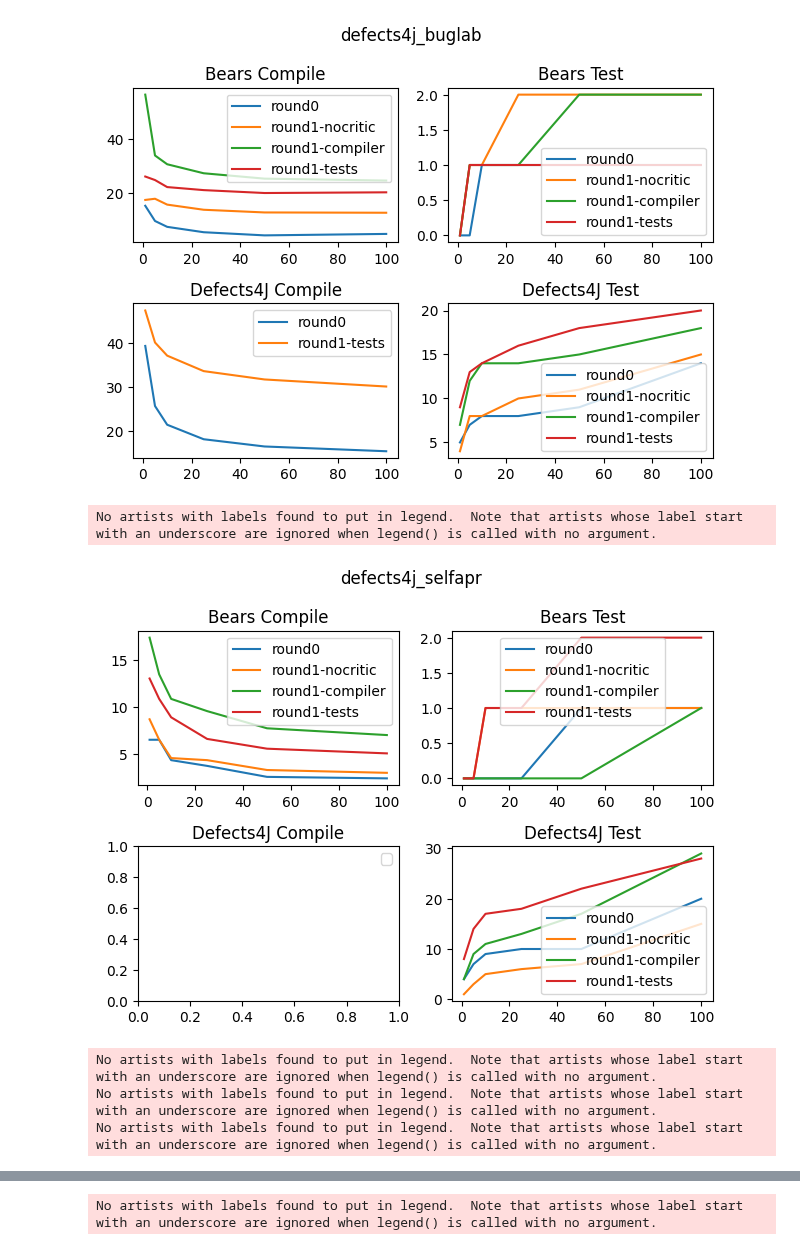
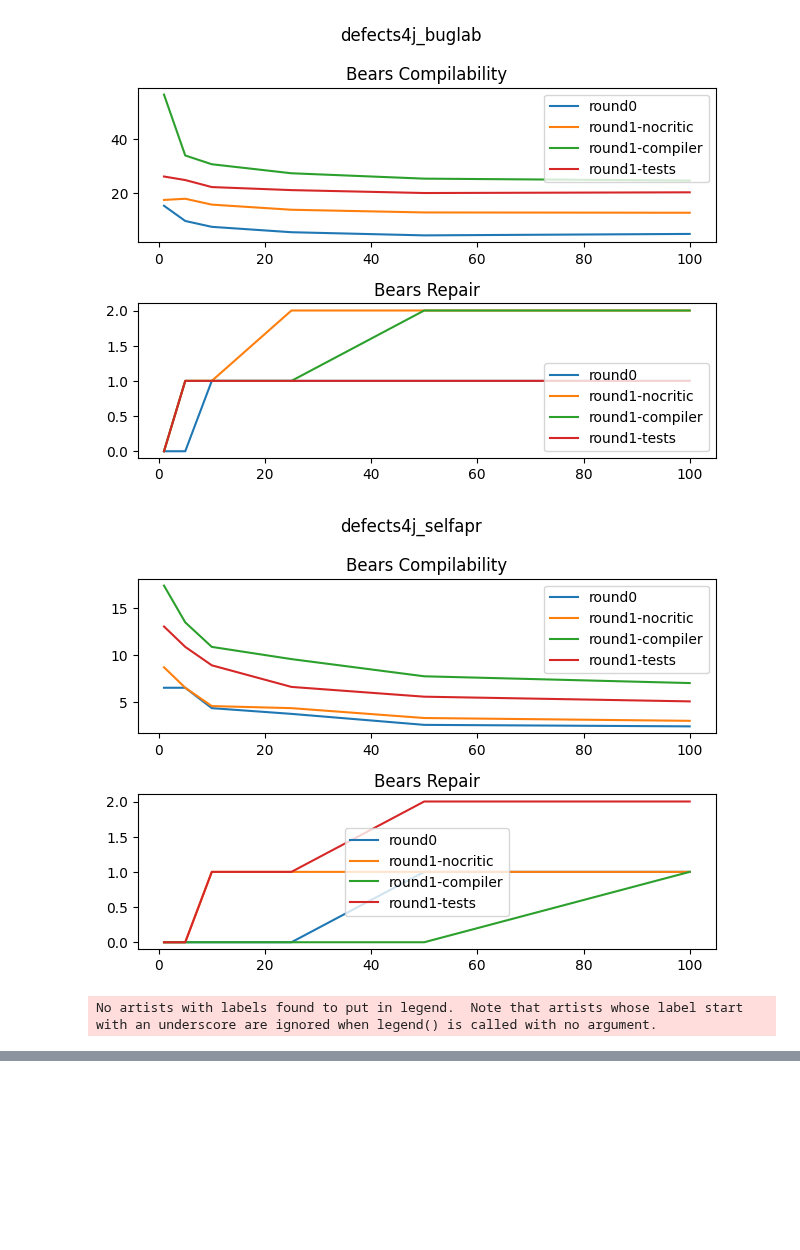
Before and after one commit to andre15silva/mufin, a Jupyter notebook: models_analysis.ipynb, the cells around one changed output, grey strips where cells are left out. Saved outputs shown, nothing was run; the diff lists cells and outputs as text; code cells hidden in the pictures; blank space fills up the shorter version.

```diff
--- a/models_analysis.ipynb
+++ b/models_analysis.ipynb
@@ -222,50 +200,46 @@ table
 # %%
 from os.path import exists
 from matplotlib import pyplot as plt
 
 entries = []
 top_k = [1, 5, 10, 25, 50, 100]
+#top_k = [i for i in range(1, 101)]
 experiments = ["defects4j_buglab", "defects4j_selfapr", "bears_buglab", "bears_selfapr"]
 rounds = ["round0", "round1-nocritic", "round1-compiler", "round1-tests"]
 
 for ex in experiments:
-    figure, axis = plt.subplots(2, 2)
-    axis[0, 0].set_title("Bears Compile")
-    axis[0, 1].set_title("Bears Test")
-    axis[1, 0].set_title("Defects4J Compile")
-    axis[1, 1].set_title("Defects4J Test")
+    figure, axis = plt.subplots(2)
+    axis[0].set_title("%s Compilability" % ("Defects4J" if "bears" in ex else "Bears"))
+    axis[1].set_title("%s Repair" % ("Defects4J" if "bears" in ex else "Bears"))
 
     for ro in rounds:
         ro_path = ro if ro == "round0" else "%s/part2" % ro
         bears_path_comp = "/mnt/data/andre/mscthesis/experiments/%s/%s/fixer/eval_compilability_bears_bw_100.json" % (ex, ro_path)
         bears_path = "/mnt/data/andre/mscthesis/experiments/%s/%s/fixer/eval_bears_bw_100.json" % (ex, ro_path)
         d4j_path_comp = "/mnt/data/andre/mscthesis/experiments/%s/%s/fixer/eval_compilability_defects4j_bw_100.json" % (ex, ro_path)
         d4j_path = "/mnt/data/andre/mscthesis/experiments/%s/%s/fixer/eval_defects4j_bw_100.json" % (ex, ro_path)
 
-        if exists(bears_path_comp):
-            cb = [float(get_number_compile(read_eval(bears_path_comp), k).split("(")[1].split("%")[0]) for k in top_k]
-            axis[0, 0].plot(top_k, cb, label=ro)
-        if exists(bears_path):
-            tb = [int(get_number_fixed(read_eval(bears_path), k).split("/")[0]) for k in top_k]
-            axis[0, 1].plot(top_k, tb, label=ro)
-        if exists(d4j_path_comp):
-            cb = [float(get_number_compile(read_eval(d4j_path_comp), k).split("(")[1].split("%")[0]) for k in top_k]
-            axis[1, 0].plot(top_k, cb, label=ro)
-        if exists(d4j_path):
-            tb = [int(get_number_fixed(read_eval(d4j_path), k).split("/")[0]) for k in top_k]
-            axis[1, 1].plot(top_k, tb, label=ro)
+        if "defects4j" in ex:
+            if exists(bears_path_comp):
+                cb = [float(get_number_compile(read_eval(bears_path_comp), k).split("(")[1].split("%")[0]) for k in top_k]
+                axis[0].plot(top_k, cb, label=ro)
+            if exists(bears_path):
+                tb = [int(get_number_fixed(read_eval(bears_path), k).split("/")[0]) for k in top_k]
+                axis[1].plot(top_k, tb, label=ro)
+        if "bears" in ex:
+            if exists(d4j_path_comp):
+                cb = [float(get_number_compile(read_eval(d4j_path_comp), k).split("(")[1].split("%")[0]) for k in top_k]
+                axis[0].plot(top_k, cb, label=ro)
+            if exists(d4j_path):
+                tb = [int(get_number_fixed(read_eval(d4j_path), k).split("/")[0]) for k in top_k]
+                axis[1].plot(top_k, tb, label=ro)
 
-    axis[0, 0].legend()
-    axis[0, 1].legend()
-    axis[1, 0].legend()
-    axis[1, 1].legend()
+    axis[0].legend()
+    axis[1].legend()
     plt.suptitle(ex)
     figure.tight_layout()
     plt.show()
 # %% [output]
-[figure, old version]
+[figure, new version]
+[figure, new version]
 No artists with labels found to put in legend.  Note that artists whose label start with an underscore are ignored when legend() is called with no argument.
-[figure, old version]
-No artists with labels found to put in legend.  Note that artists whose label start with an underscore are ignored when legend() is called with no argument.
-No artists with labels found to put in legend.  Note that artists whose label start with an underscore are ignored when legend() is called with no argument.
-No artists with labels found to put in legend.  Note that artists whose label start with an underscore are ignored when legend() is called with no argument.
@@ -273 +246,0 @@ No artists with labels found to put in legend.  Note that artists whose label st
-No artists with labels found to put in legend.  Note that artists whose label start with an underscore are ignored when legend() is called with no argument.
```
Also changed, not shown: parts of 3 cells of this notebook.
